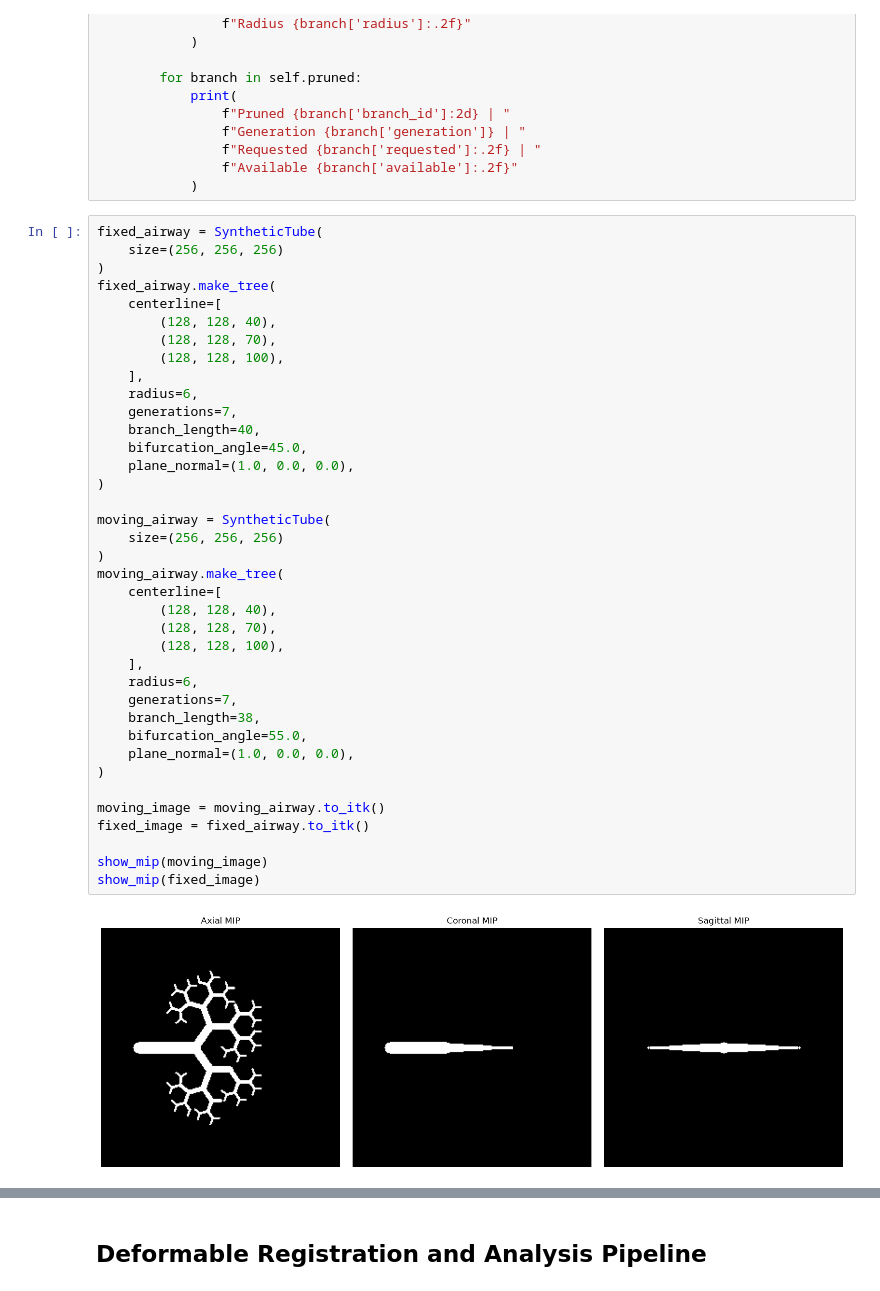
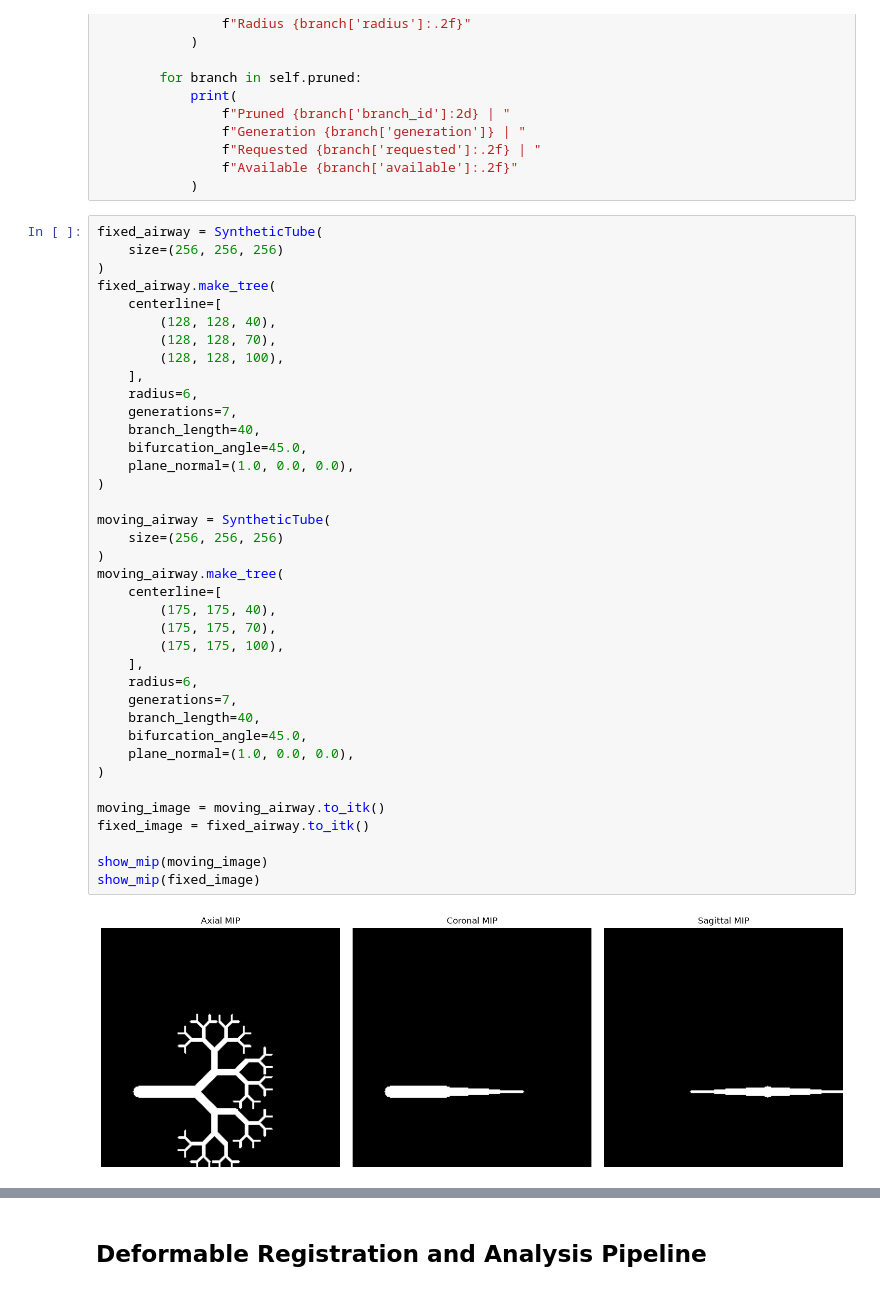
Before and after one commit to JakeKitzmann/PCCTAirwaySegmentationPrototyping, a Jupyter notebook: Prototyping/SyntheticTesting.ipynb, the cells around one changed output, grey strips where cells are left out. Cells and saved outputs as stored; diff of their text form.

```diff
--- a/Prototyping/SyntheticTesting.ipynb
+++ b/Prototyping/SyntheticTesting.ipynb
@@ -608,39 +608,39 @@ fixed_airway = SyntheticTube(
 fixed_airway.make_tree(
     centerline=[
         (128, 128, 40),
         (128, 128, 70),
         (128, 128, 100),
     ],
     radius=6,
     generations=7,
     branch_length=40,
     bifurcation_angle=45.0,
     plane_normal=(1.0, 0.0, 0.0),
 )
 
 moving_airway = SyntheticTube(
     size=(256, 256, 256)
 )
 moving_airway.make_tree(
     centerline=[
-        (128, 128, 40),
-        (128, 128, 70),
-        (128, 128, 100),
+        (175, 175, 40),
+        (175, 175, 70),
+        (175, 175, 100),
     ],
     radius=6,
     generations=7,
-    branch_length=38,
-    bifurcation_angle=55.0,
+    branch_length=40,
+    bifurcation_angle=45.0,
     plane_normal=(1.0, 0.0, 0.0),
 )
 
 moving_image = moving_airway.to_itk()
 fixed_image = fixed_airway.to_itk()
 
 show_mip(moving_image)
 show_mip(fixed_image)
 # %% [output]
-[figure, old version]
+[figure, new version]
 [figure]
 # %% [markdown]
 ## Deformable Registration and Analysis Pipeline
```
Also changed, not shown: parts of 17 cells of this notebook.
